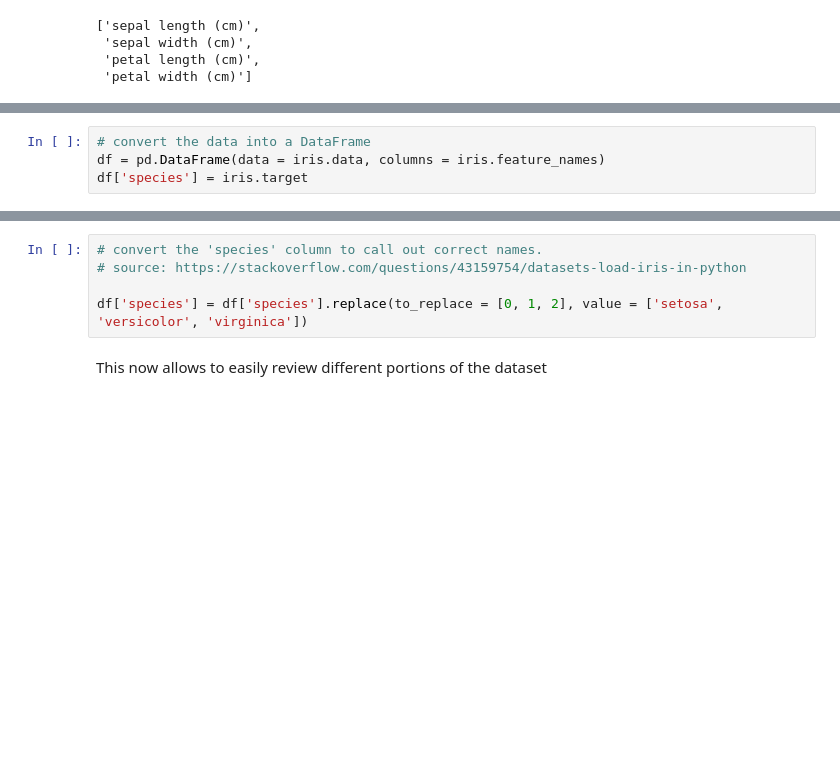
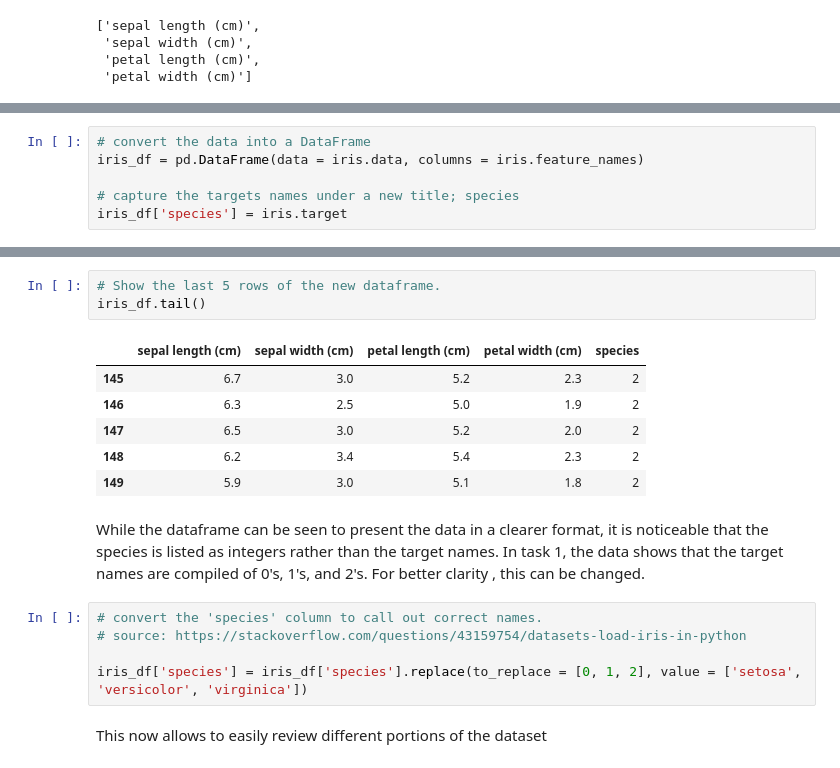
Before and after one commit to danielfinnerty/principles_of_data_analytics, a Jupyter notebook: tasks.ipynb, the cells around one changed output, grey strips where cells are left out. Saved outputs shown, nothing was run; the diff lists cells and outputs as text; blank space fills up the shorter version.

Commit message:
Added notes and structure to tasks 1 and 2 in notebook

```diff
--- a/tasks.ipynb
+++ b/tasks.ipynb
@@ -92,4 +101,6 @@ The below code, to convert to a dataframe, can be seen to specify the data (iris
 # %%
 # convert the data into a DataFrame
-df = pd.DataFrame(data = iris.data, columns = iris.feature_names)
-df['species'] = iris.target
+iris_df = pd.DataFrame(data = iris.data, columns = iris.feature_names)
+
+# capture the targets names under a new title; species
+iris_df['species'] = iris.target
@@ -105,8 +118,20 @@ df.head()
+# %%
+# Show the last 5 rows of the new dataframe.
+iris_df.tail()
+# %% [output]
+|  | sepal length (cm) | sepal width (cm) | petal length (cm) | petal width (cm) | species |
+| 145 | 6.7 | 3.0 | 5.2 | 2.3 | 2 |
+| 146 | 6.3 | 2.5 | 5.0 | 1.9 | 2 |
+| 147 | 6.5 | 3.0 | 5.2 | 2.0 | 2 |
+| 148 | 6.2 | 3.4 | 5.4 | 2.3 | 2 |
+| 149 | 5.9 | 3.0 | 5.1 | 1.8 | 2 |
+# %% [markdown]
+While the dataframe can be seen to present the data in a clearer format, it is noticeable that the species is listed as integers rather than the target names. In task 1, the data shows that the target names are compiled of 0's, 1's, and 2's. For better clarity , this can be changed.
 # %%
 # convert the 'species' column to call out correct names.
 # source: https://stackoverflow.com/questions/43159754/datasets-load-iris-in-python
 
-df['species'] = df['species'].replace(to_replace = [0, 1, 2], value = ['setosa', 'versicolor', 'virginica'])
+iris_df['species'] = iris_df['species'].replace(to_replace = [0, 1, 2], value = ['setosa', 'versicolor', 'virginica'])
 # %% [markdown]
 This now allows to easily review different portions of the dataset
 # %%
```
Also changed, not shown: parts of 20 cells of this notebook.
